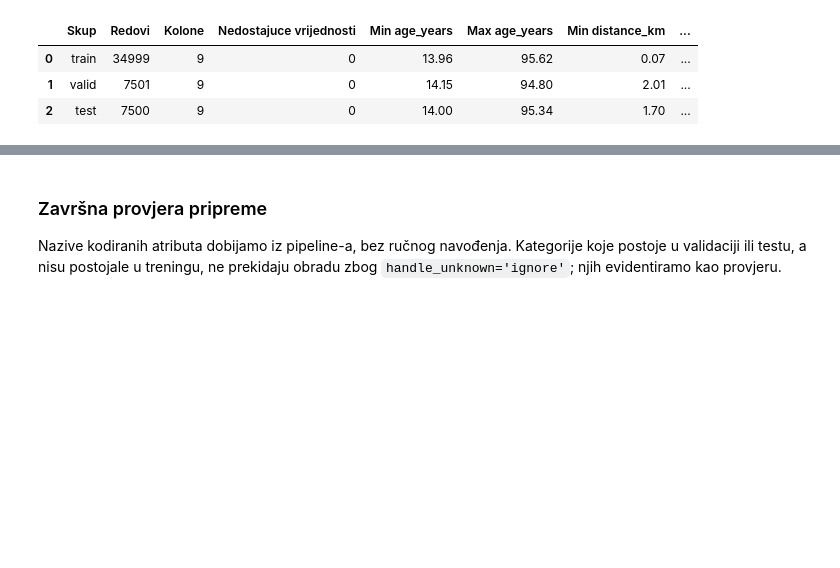
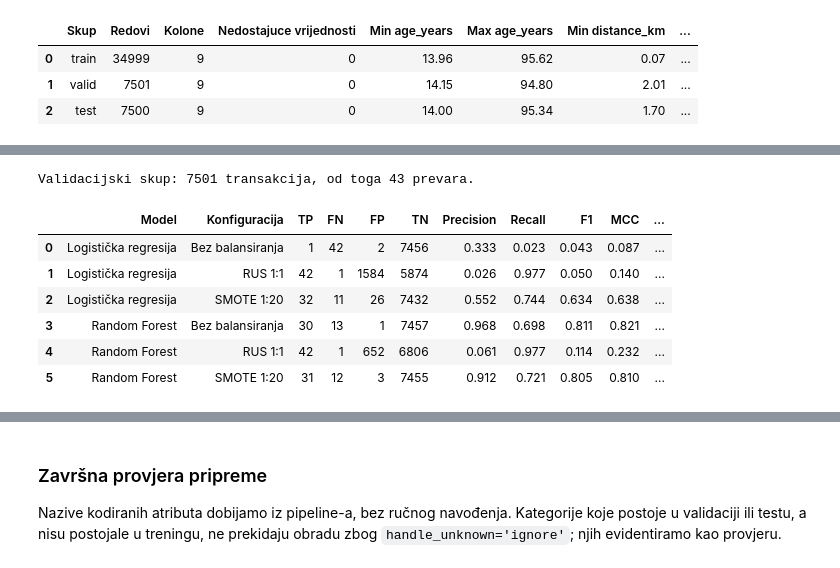
Before and after one commit to bakir004/mu, a Jupyter notebook: projekat.ipynb, the cells around one changed output, grey strips where cells are left out. Drawn from its saved outputs; the diff is of its cells as text; code cells hidden in the pictures; blank space fills up the shorter version.

```diff
--- a/projekat.ipynb
+++ b/projekat.ipynb
@@ -1362,0 +1559,35 @@ Oblik neskaliranih skupova: (406, 22) (7501, 22) (7500, 22)
+# %%
+from sklearn.metrics import (average_precision_score, confusion_matrix, f1_score,
+                             precision_score, recall_score)
+
+validation_configurations = ['Bez balansiranja', 'RUS 1:1', best_configuration]
+validation_rows = []
+for model_name, model in balancing_models.items():
+    for configuration_name in validation_configurations:
+        pipeline = make_balancing_pipeline(model, **configurations[configuration_name]).fit(X_train, y_train)
+        probabilities = pipeline.predict_proba(X_valid)[:, 1]
+        predictions = (probabilities >= 0.5).astype(int)
+        tn, fp, fn, tp = confusion_matrix(y_valid, predictions).ravel()
+        validation_rows.append({
+            'Model': model_name,
+            'Konfiguracija': configuration_name,
+            'TP': tp, 'FN': fn, 'FP': fp, 'TN': tn,
+            'Precision': precision_score(y_valid, predictions, zero_division=0),
+            'Recall': recall_score(y_valid, predictions),
+            'F1': f1_score(y_valid, predictions),
+            'MCC': matthews_corrcoef(y_valid, predictions),
+            'AUC-PR': average_precision_score(y_valid, probabilities),
+        })
+validation_comparison = pd.DataFrame(validation_rows)
+print(f'Validacijski skup: {len(y_valid)} transakcija, od toga {int(y_valid.sum())} prevara.')
+with pd.option_context('display.float_format', '{:.3f}'.format, 'display.width', 200):
+    display(validation_comparison)
+# %% [output]
+Validacijski skup: 7501 transakcija, od toga 43 prevara.
+|  | Model | Konfiguracija | TP | FN | FP | TN | Precision | Recall | F1 | MCC | ... |
+| 0 | Logistička regresija | Bez balansiranja | 1 | 42 | 2 | 7456 | 0.333 | 0.023 | 0.043 | 0.087 | ... |
+| 1 | Logistička regresija | RUS 1:1 | 42 | 1 | 1584 | 5874 | 0.026 | 0.977 | 0.050 | 0.140 | ... |
+| 2 | Logistička regresija | SMOTE 1:20 | 32 | 11 | 26 | 7432 | 0.552 | 0.744 | 0.634 | 0.638 | ... |
+| 3 | Random Forest | Bez balansiranja | 30 | 13 | 1 | 7457 | 0.968 | 0.698 | 0.811 | 0.821 | ... |
+| 4 | Random Forest | RUS 1:1 | 42 | 1 | 652 | 6806 | 0.061 | 0.977 | 0.114 | 0.232 | ... |
+| 5 | Random Forest | SMOTE 1:20 | 31 | 12 | 3 | 7455 | 0.912 | 0.721 | 0.805 | 0.810 | ... |
```
Also changed, not shown: parts of 13 cells of this notebook, 6 other files.
